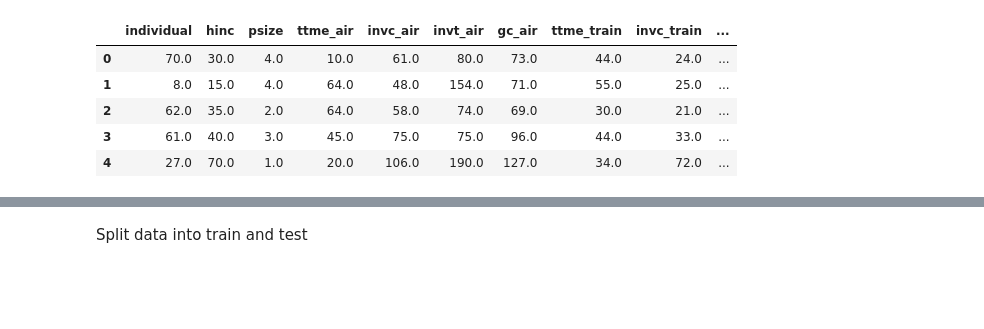
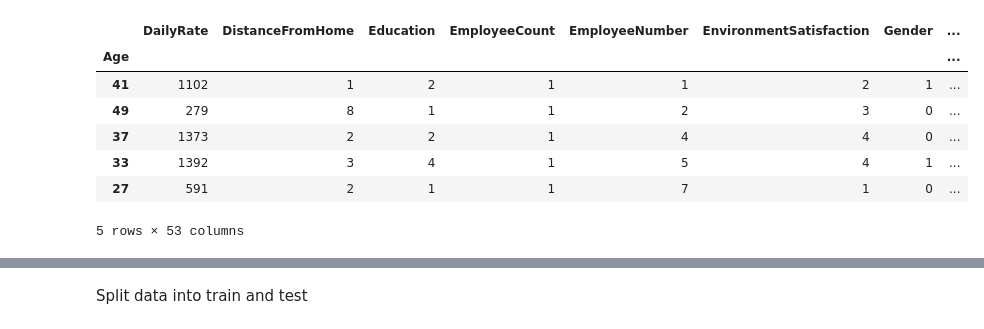
Before and after one commit to annemollelsborg/pgm_binary_log_reg, a Jupyter notebook: example.ipynb, the cells around one changed output, grey strips where cells are left out. Saved outputs shown, nothing was run; the diff lists cells and outputs as text; code cells hidden in the pictures; blank space fills up the shorter version.

```diff
--- a/example.ipynb
+++ b/example.ipynb
@@ -21,16 +21,21 @@ np.random.seed(42)
 plt.style.use('ggplot')
 %matplotlib inline
 plt.rcParams['figure.figsize'] = (12, 8)
-# %%
-# load csv
-df = pd.read_csv("http://mlsm.man.dtu.dk/mbml/modechoice_data.csv", index_col=0)
-df.head()
-# %% [output]
-|  | individual | hinc | psize | ttme_air | invc_air | invt_air | gc_air | ttme_train | invc_train | ... |
-| 0 | 70.0 | 30.0 | 4.0 | 10.0 | 61.0 | 80.0 | 73.0 | 44.0 | 24.0 | ... |
-| 1 | 8.0 | 15.0 | 4.0 | 64.0 | 48.0 | 154.0 | 71.0 | 55.0 | 25.0 | ... |
-| 2 | 62.0 | 35.0 | 2.0 | 64.0 | 58.0 | 74.0 | 69.0 | 30.0 | 21.0 | ... |
-| 3 | 61.0 | 40.0 | 3.0 | 45.0 | 75.0 | 75.0 | 96.0 | 44.0 | 33.0 | ... |
-| 4 | 27.0 | 70.0 | 1.0 | 20.0 | 106.0 | 190.0 | 127.0 | 34.0 | 72.0 | ... |
+# %%
+# load csv
+df = pd.read_csv("train_processed.csv", index_col=0)
+
+# place the attrition column at the end
+df = df[[col for col in df.columns if col != 'Attrition'] + ['Attrition']]
+df.head()
+# %% [output]
+|  | DailyRate | DistanceFromHome | Education | EmployeeCount | EmployeeNumber | EnvironmentSatisfaction | Gender | ... |
+| Age |  |  |  |  |  |  |  | ... |
+| 41 | 1102 | 1 | 2 | 1 | 1 | 2 | 1 | ... |
+| 49 | 279 | 8 | 1 | 1 | 2 | 3 | 0 | ... |
+| 37 | 1373 | 2 | 2 | 1 | 4 | 4 | 0 | ... |
+| 33 | 1392 | 3 | 4 | 1 | 5 | 4 | 1 | ... |
+| 27 | 591 | 2 | 1 | 1 | 7 | 1 | 0 | ... |
+5 rows × 53 columns
 # %%
 print("Dataset size:", len(df))
```
Also changed, not shown: parts of 9 cells of this notebook, 1 other file.
